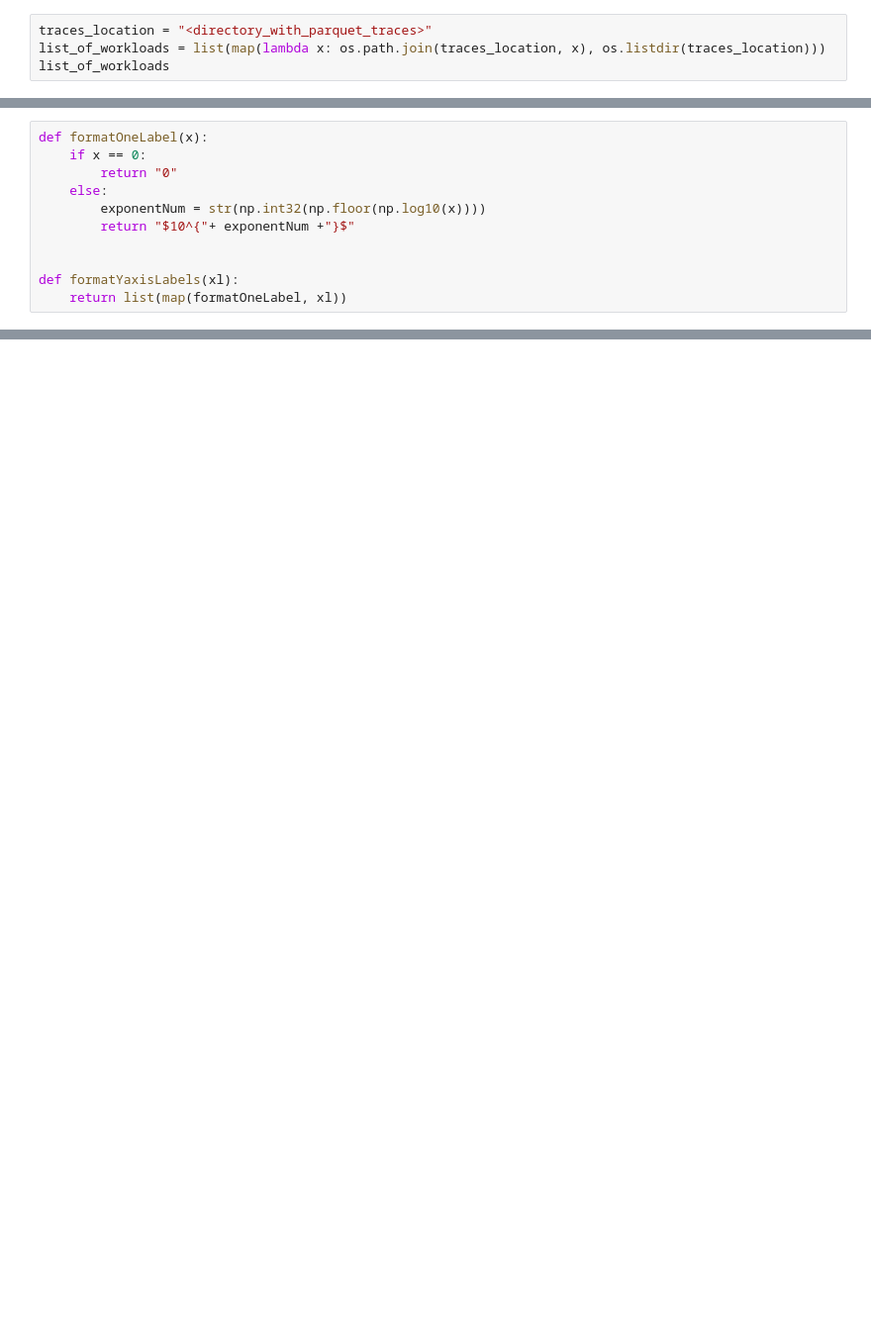
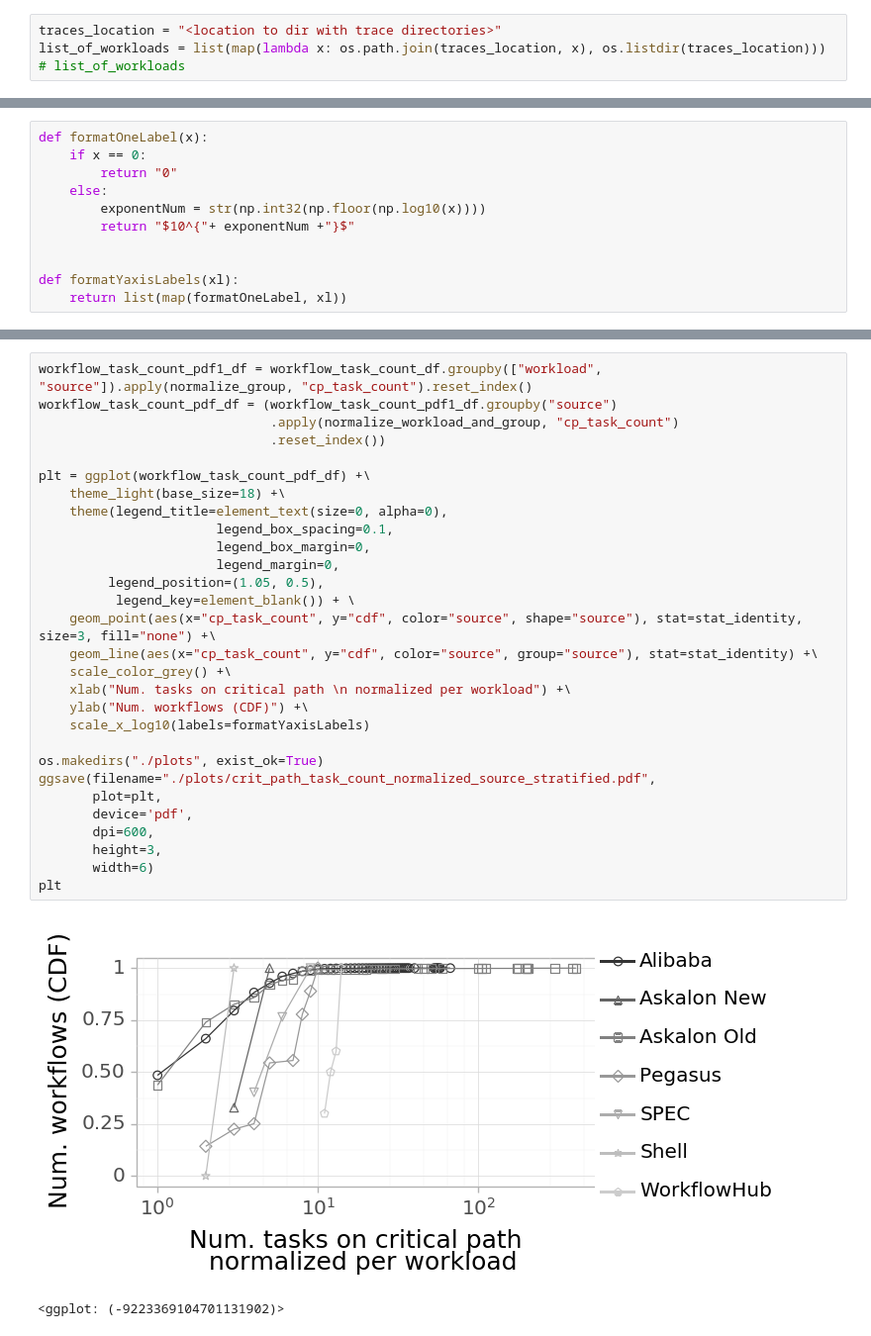
Before and after one commit to atlarge-research/wta-analysis, a Jupyter notebook: 5. Critical Path Count per Source.ipynb, the cells around one changed output, grey strips where cells are left out. Shown at 99% size. Drawn from its saved outputs; the diff is of its cells as text; blank space fills up the shorter version.

```diff
--- a/5. Critical Path Count per Source.ipynb
+++ b/5. Critical Path Count per Source.ipynb
@@ -7,9 +7,9 @@ import numpy as np
 
 import pyspark.sql.functions as F
 # %%
-traces_location = "<directory_with_parquet_traces>"
+traces_location = "<location to dir with trace directories>"
 list_of_workloads = list(map(lambda x: os.path.join(traces_location, x), os.listdir(traces_location)))
-list_of_workloads
+# list_of_workloads
 # %%
 name_to_source_map = {
     "askalon-new": "Askalon New",
@@ -100 +108,33 @@ def formatYaxisLabels(xl):
+# %%
+workflow_task_count_pdf1_df = workflow_task_count_df.groupby(["workload", "source"]).apply(normalize_group, "cp_task_count").reset_index()
+workflow_task_count_pdf_df = (workflow_task_count_pdf1_df.groupby("source")
+                              .apply(normalize_workload_and_group, "cp_task_count")
+                              .reset_index())
+
+plt = ggplot(workflow_task_count_pdf_df) +\
+    theme_light(base_size=18) +\
+    theme(legend_title=element_text(size=0, alpha=0),
+                       legend_box_spacing=0.1,
+                       legend_box_margin=0,
+                       legend_margin=0,
+         legend_position=(1.05, 0.5),
+          legend_key=element_blank()) + \
+    geom_point(aes(x="cp_task_count", y="cdf", color="source", shape="source"), stat=stat_identity, size=3, fill="none") +\
+    geom_line(aes(x="cp_task_count", y="cdf", color="source", group="source"), stat=stat_identity) +\
+    scale_color_grey() +\
+    xlab("Num. tasks on critical path \n normalized per workload") +\
+    ylab("Num. workflows (CDF)") +\
+    scale_x_log10(labels=formatYaxisLabels)
+
+os.makedirs("./plots", exist_ok=True)
+ggsave(filename="./plots/crit_path_task_count_normalized_source_stratified.pdf",
+       plot=plt,
+       device='pdf',
+       dpi=600,
+       height=3,
+       width=6)
+plt
+# %% [output]
+[figure, added]
+<ggplot: (-9223369104701131902)>
 # %%
```
Also changed, not shown: parts of 6 cells of this notebook, 6 other files.
